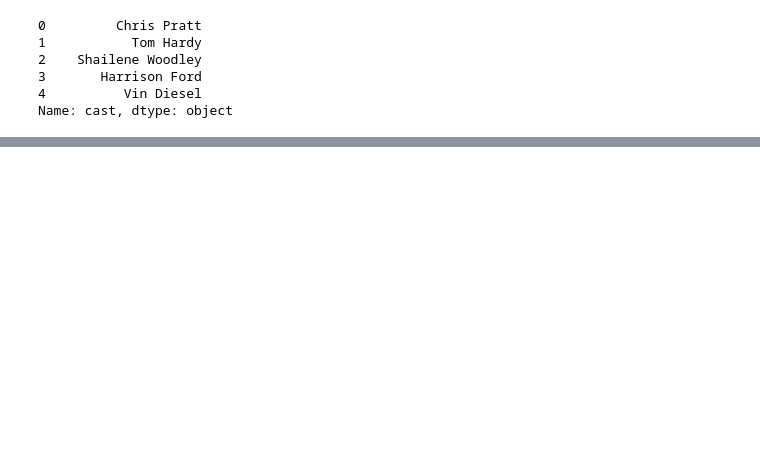
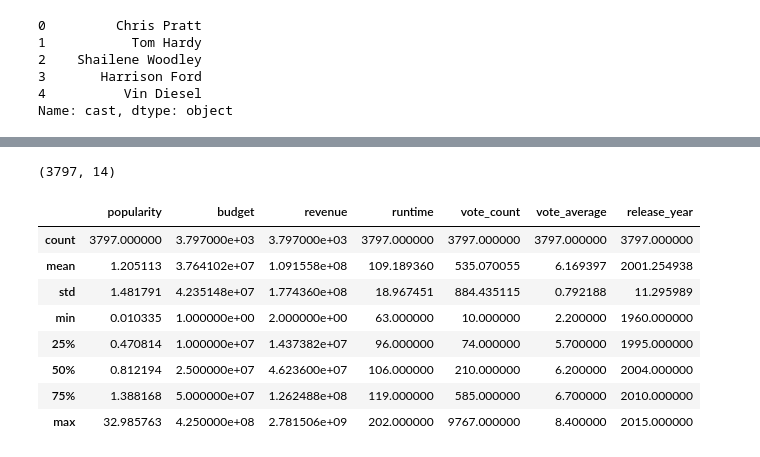
Before and after one commit to iqbalpratama20/Data-Science, a Jupyter notebook: TMDBMovies/Data Cleaning.ipynb, the cells around one changed output, grey strips where cells are left out. Drawn from its saved outputs; the diff is of its cells as text; code cells hidden in the pictures; blank space fills up the shorter version.

```diff
--- a/TMDBMovies/Data Cleaning.ipynb
+++ b/TMDBMovies/Data Cleaning.ipynb
@@ -104 +143,25 @@ release_month = df['release_date'].apply(lambda x: x.split('/')[0])
+# %%
+df = df.query('runtime > 60 & runtime < 210')
+# %%
+df.drop(df[df['budget'] == 0].index, inplace=True)
+# %%
+drop_revenue = df[df['revenue'] == 0]
+# %%
+df.drop(drop_revenue.index, inplace=True)
+# %%
+df.shape
+# %% [output]
+(3797, 14)
+# %%
+df.describe()
+# %% [output]
+|  | popularity | budget | revenue | runtime | vote_count | vote_average | release_year |
+| count | 3797.000000 | 3.797000e+03 | 3.797000e+03 | 3797.000000 | 3797.000000 | 3797.000000 | 3797.000000 |
+| mean | 1.205113 | 3.764102e+07 | 1.091558e+08 | 109.189360 | 535.070055 | 6.169397 | 2001.254938 |
+| std | 1.481791 | 4.235148e+07 | 1.774360e+08 | 18.967451 | 884.435115 | 0.792188 | 11.295989 |
+| min | 0.010335 | 1.000000e+00 | 2.000000e+00 | 63.000000 | 10.000000 | 2.200000 | 1960.000000 |
+| 25% | 0.470814 | 1.000000e+07 | 1.437382e+07 | 96.000000 | 74.000000 | 5.700000 | 1995.000000 |
+| 50% | 0.812194 | 2.500000e+07 | 4.623600e+07 | 106.000000 | 210.000000 | 6.200000 | 2004.000000 |
+| 75% | 1.388168 | 5.000000e+07 | 1.262488e+08 | 119.000000 | 585.000000 | 6.700000 | 2010.000000 |
+| max | 32.985763 | 4.250000e+08 | 2.781506e+09 | 202.000000 | 9767.000000 | 8.400000 | 2015.000000 |
 # %%
```
Also changed, not shown: parts of 21 cells of this notebook, 1 other file.
